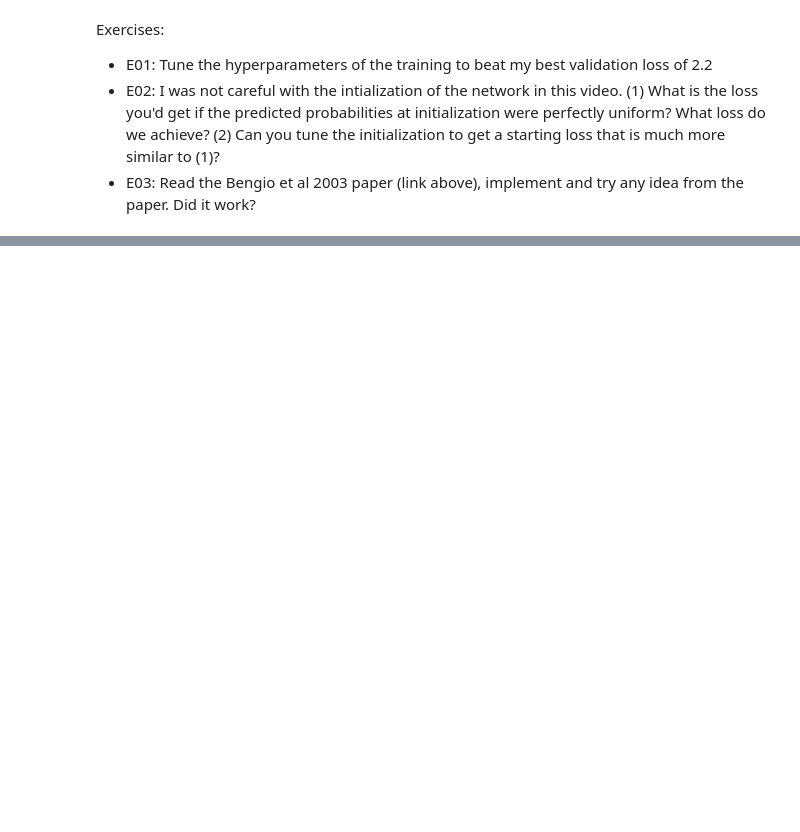
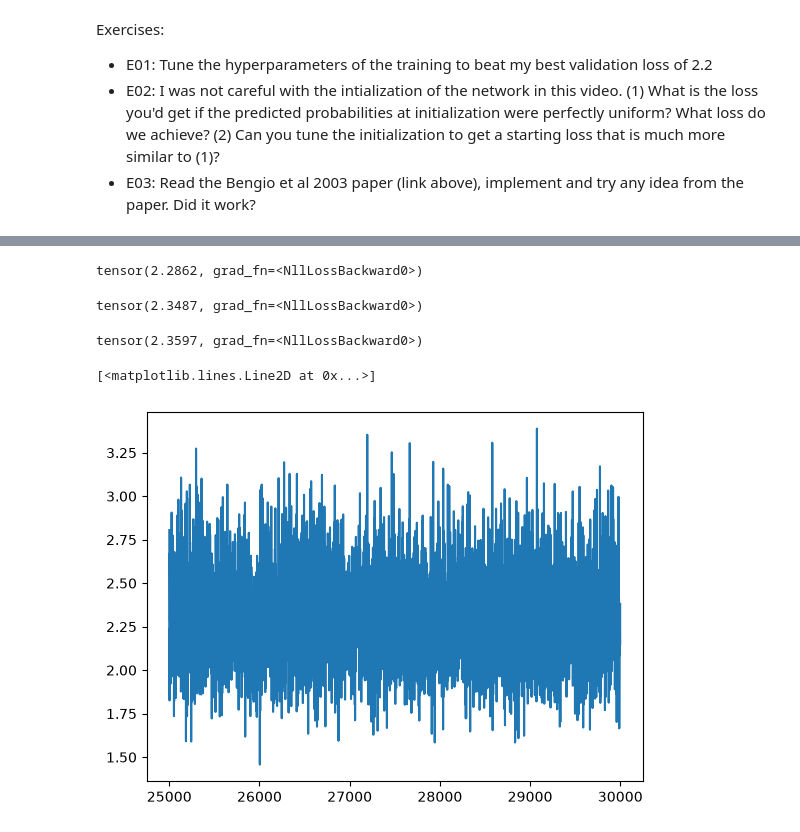
Before and after one commit to ASKD163/zero-to-hero-ex-note, a Jupyter notebook: part2_Exercises/Ex.ipynb, the cells around one changed output, grey strips where cells are left out. Drawn from its saved outputs; the diff is of its cells as text; code cells hidden in the pictures; blank space fills up the shorter version.

```diff
--- a/part2_Exercises/Ex.ipynb
+++ b/part2_Exercises/Ex.ipynb
@@ -62,0 +64,41 @@ ivi ---> a
+# %%
+lri = []
+lossi = []
+stepi = []
+# %%
+g = torch.Generator().manual_seed(2147483647)
+# train
+for i in range(30000):
+    # set loss rate
+    # lr = lrs[i%10]
+    lr = 0.1
+    if (i > 20000):
+        lr = 0.001
+    # if (i > 8000):
+    #     lr = 0.005
+    # if (i > 15000):
+    #     lr = 0.0005
+    # lr = 0.08 if i >= 2000 else 0.005
+
+    # minbactch
+    ix = torch.randint(0, Xtr.shape[0], (32, )) # random select 32 inputs
+    emb = C[Xtr[ix]] # 32,3,2
+
+    # forward
+    h = torch.tanh(emb.view(-1, hide_input) @ W1 + b1) # (32,6) @ (6, 100)
+    logits = h @ W2 + b2
+    loss = F.cross_entropy(logits, Ytr[ix])
+
+    #backward
+    for p in parameters:
+        p.grad = None
+    loss.backward()
+
+    for p in parameters:
+        p.data += - lr * p.grad
+
+    stepi.append(i)
+    lossi.append(loss.item())
+    if (i % 1000 == 0):
+        print(f'{i} - {loss.item()}')
+    lri.append(lr)
@@ -62,0 +123,32 @@ ivi ---> a
+# %%
+# 当前参数在完整 train set 下的loss
+emb = C[Xtr]
+h = torch.tanh(emb.view(-1, hide_input) @ W1 + b1) # (32,6) @ (6, 100)
+logits = h @ W2 + b2
+loss = F.cross_entropy(logits, Ytr)
+loss
+# %% [output]
+tensor(2.2862, grad_fn=<NllLossBackward0>)
+# %%
+# 当前参数在 dev set 下的loss
+emb = C[Xdev]
+h = torch.tanh(emb.view(-1, hide_input) @ W1 + b1) # (32,6) @ (6, 100)
+logits = h @ W2 + b2
+loss = F.cross_entropy(logits, Ydev)
+loss
+# %% [output]
+tensor(2.3487, grad_fn=<NllLossBackward0>)
+# %%
+# 最后用 test set 验证实际的loss情况
+emb = C[Xte]
+h = torch.tanh(emb.view(-1, hide_input) @ W1 + b1) # (32,6) @ (6, 100)
+logits = h @ W2 + b2
+loss = F.cross_entropy(logits, Yte)
+loss
+# %% [output]
+tensor(2.3597, grad_fn=<NllLossBackward0>)
+# %%
+plt.plot(stepi[25000:30000], lossi[25000:30000])
+# %% [output]
+[<matplotlib.lines.Line2D at 0x...>]
+[figure, added]
```
Also changed, not shown: parts of 8 cells of this notebook, 1 other file.
